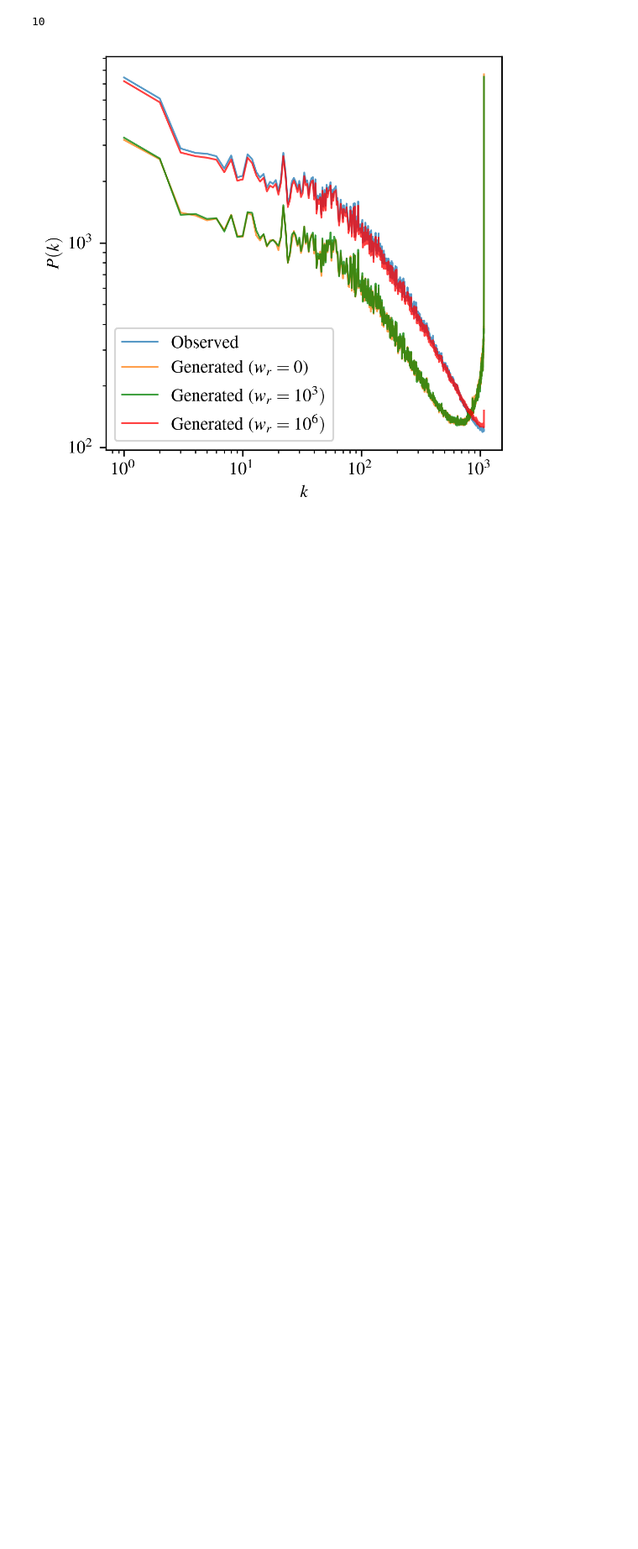
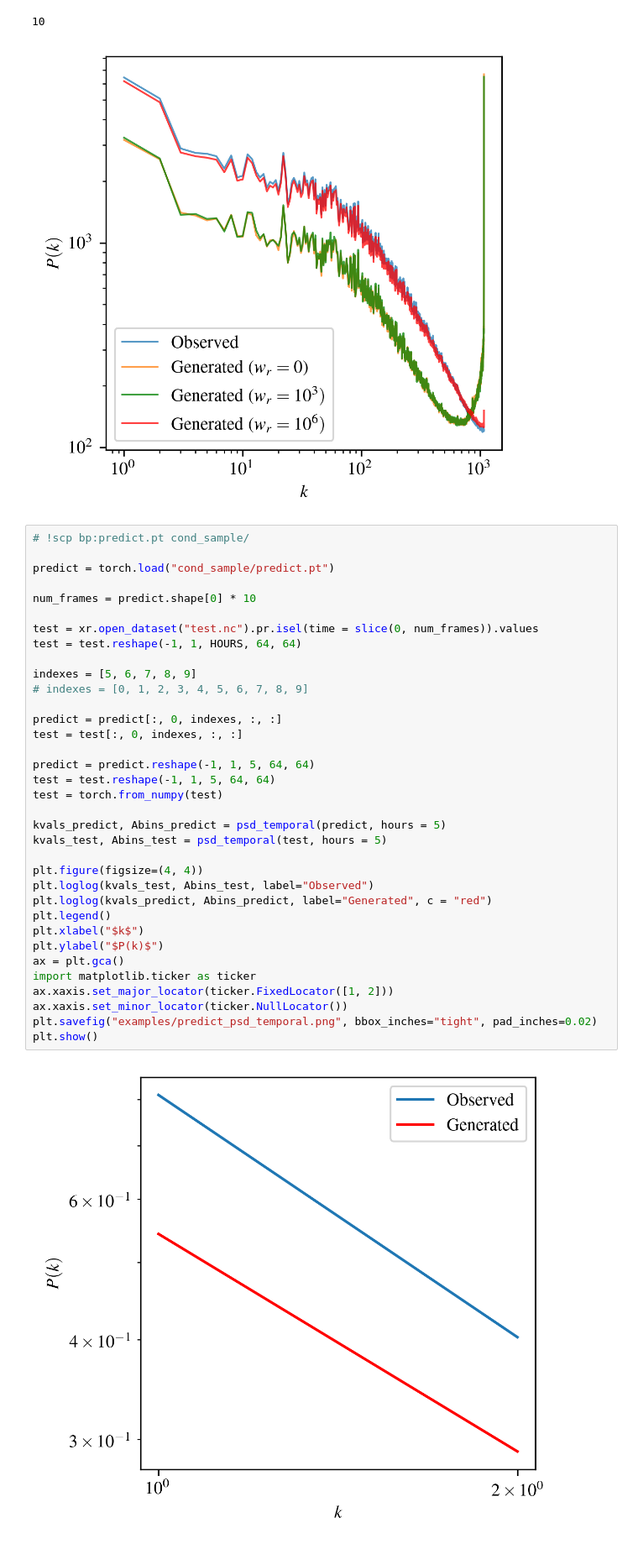
Before and after one commit to henryaddison/video-diffusion-climate, a Jupyter notebook: notebooks/psd_temporal.ipynb, the cells around one changed output. Shown at 84% size. Drawn from its saved outputs; the diff is of its cells as text; blank space fills up the shorter version.

```diff
--- a/notebooks/psd_temporal.ipynb
+++ b/notebooks/psd_temporal.ipynb
@@ -156,3 +156,40 @@ plt.show()
 # %% [output]
 10
 [figure]
+# %%
+# !scp bp:predict.pt cond_sample/
+
+predict = torch.load("cond_sample/predict.pt")
+
+num_frames = predict.shape[0] * 10
+
+test = xr.open_dataset("test.nc").pr.isel(time = slice(0, num_frames)).values
+test = test.reshape(-1, 1, HOURS, 64, 64)
+
+indexes = [5, 6, 7, 8, 9]
+# indexes = [0, 1, 2, 3, 4, 5, 6, 7, 8, 9]
+
+predict = predict[:, 0, indexes, :, :]
+test = test[:, 0, indexes, :, :]
+
+predict = predict.reshape(-1, 1, 5, 64, 64)
+test = test.reshape(-1, 1, 5, 64, 64)
+test = torch.from_numpy(test)
+
+kvals_predict, Abins_predict = psd_temporal(predict, hours = 5)
+kvals_test, Abins_test = psd_temporal(test, hours = 5)
+
+plt.figure(figsize=(4, 4))
+plt.loglog(kvals_test, Abins_test, label="Observed")
+plt.loglog(kvals_predict, Abins_predict, label="Generated", c = "red")
+plt.legend()
+plt.xlabel("$k$")
+plt.ylabel("$P(k)$")
+ax = plt.gca()
+import matplotlib.ticker as ticker
+ax.xaxis.set_major_locator(ticker.FixedLocator([1, 2]))
+ax.xaxis.set_minor_locator(ticker.NullLocator())
+plt.savefig("examples/predict_psd_temporal.png", bbox_inches="tight", pad_inches=0.02)
+plt.show()
+# %% [output]
+[figure, added]
```
Also changed, not shown: 16 other files.
